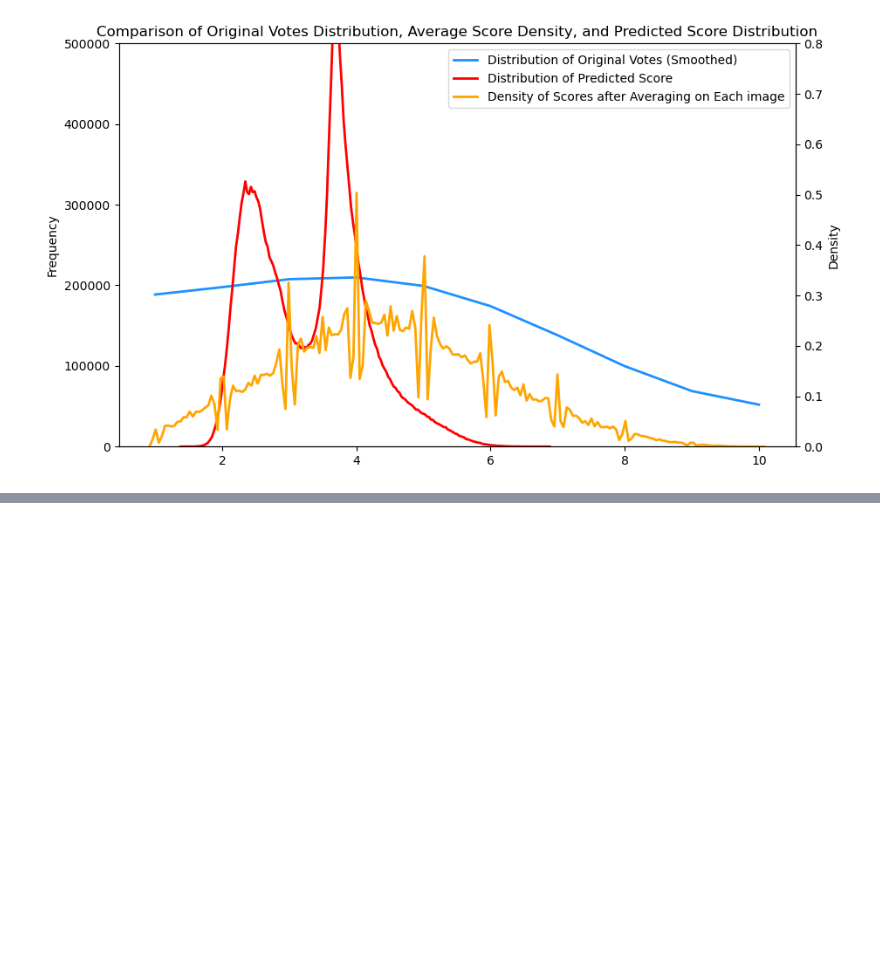
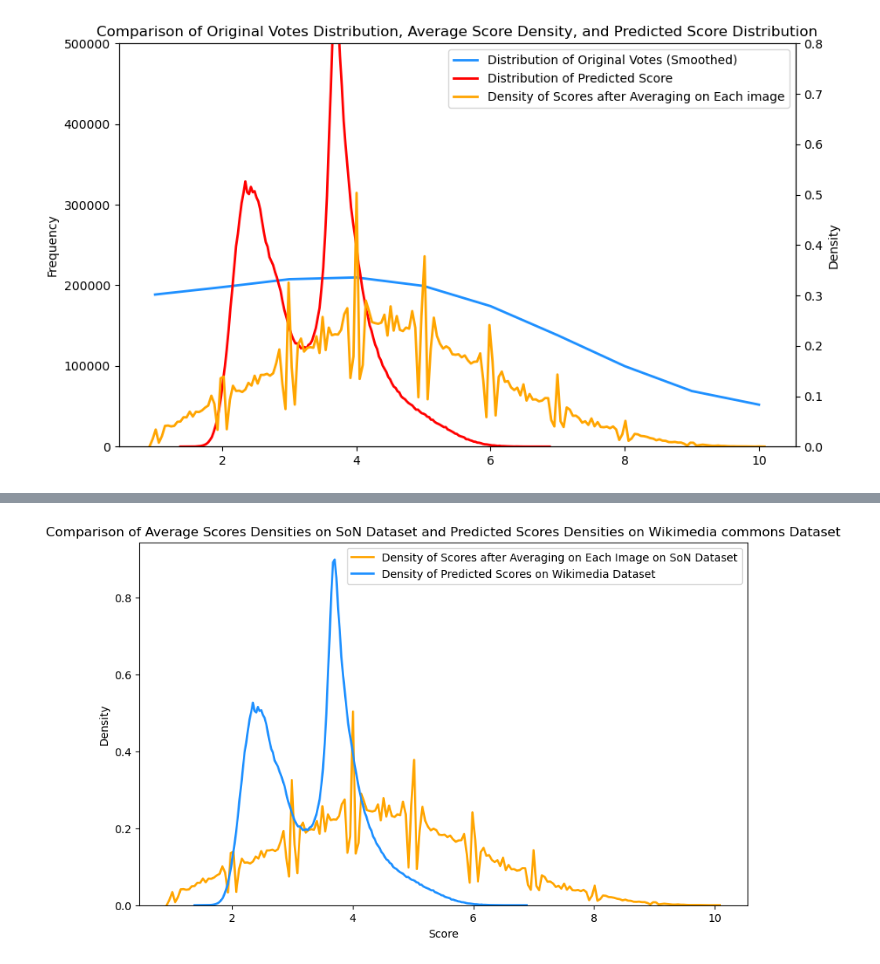
Before and after one commit to COrtsJosep/landscape-aesthetics, a Jupyter notebook: src/data/compare_image_of_predicted_before.ipynb, the cells around one changed output, grey strips where cells are left out. Cells and saved outputs as stored; diff of their text form; code cells hidden in the pictures; blank space fills up the shorter version.

Commit message:
update image of report

```diff
--- a/src/data/compare_image_of_predicted_before.ipynb
+++ b/src/data/compare_image_of_predicted_before.ipynb
@@ -123,0 +63,49 @@ This will become an error in seaborn v0.14.0; please update your code.
+# %%
+import pandas as pd
+import matplotlib.pyplot as plt
+import seaborn as sns
+from pathlib import Path
+import glob
+
+# File paths
+file_path_1 = '/home/ubuntu/landscape-aesthetics/data/external/scenicornot/votes.tsv'
+directory_path = Path('/home/ubuntu/landscape-aesthetics/data/processed/landscape_score')
+
+# Read and process vote data
+df_votes = pd.read_csv(file_path_1, sep='\t')
+df_votes['Votes'] = df_votes['Votes'].str.split(',')
+df_votes = df_votes.explode('Votes')
+df_votes['Votes'] = df_votes['Votes'].astype(int)
+average_data = df_votes['Average']
+
+# Flatten votes into a single list for density calculation
+votes_flattened = df_votes['Votes'].tolist()
+
+# Read and process predicted score data
+scores = []
+for file in glob.glob(str(directory_path / "*.csv")):
+    df = pd.read_csv(file)
+    if 'predicted_score' in df.columns:
+        scores.extend(df['predicted_score'].dropna().tolist())
+scores_df = pd.DataFrame(scores, columns=['predicted_score'])
+
+# Start drawing the density chart
+plt.figure(figsize=(10, 6))
+
+# Plot density of original votes
+#sns.kdeplot(votes_flattened, color="#1E90FF", label="Density of Original Votes", bw_adjust=0.5, linewidth=2)
+
+# Plot density of average scores
+sns.kdeplot(average_data, color="orange", label="Density of Scores after Averaging on Each Image on SoN Dataset", bw_adjust=0.3, linewidth=2)
+
+# Plot density of predicted scores
+sns.kdeplot(scores_df['predicted_score'], color="#1E90FF", label="Density of Predicted Scores on Wikimedia Dataset", bw_adjust=0.1, linewidth=2)
+
+# Chart settings
+plt.xlabel('Score')
+plt.ylabel('Density')
+plt.title('Comparison of Average Scores Densities on SoN Dataset and Predicted Scores Densities on Wikimedia commons Dataset')
+plt.legend(loc='upper right')
+plt.show()
+# %% [output]
+[figure, added]
```
Also changed, not shown: parts of 3 cells of this notebook, 1 other file.
